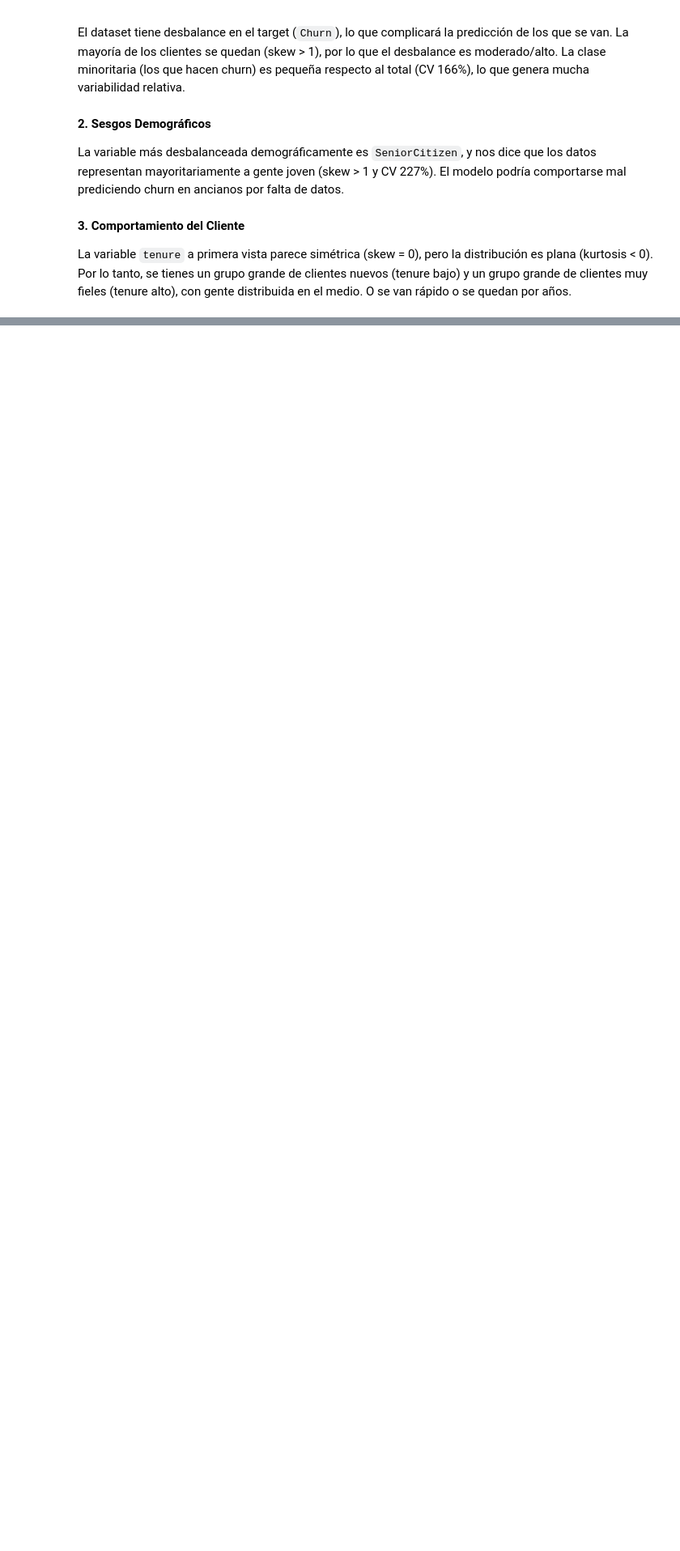
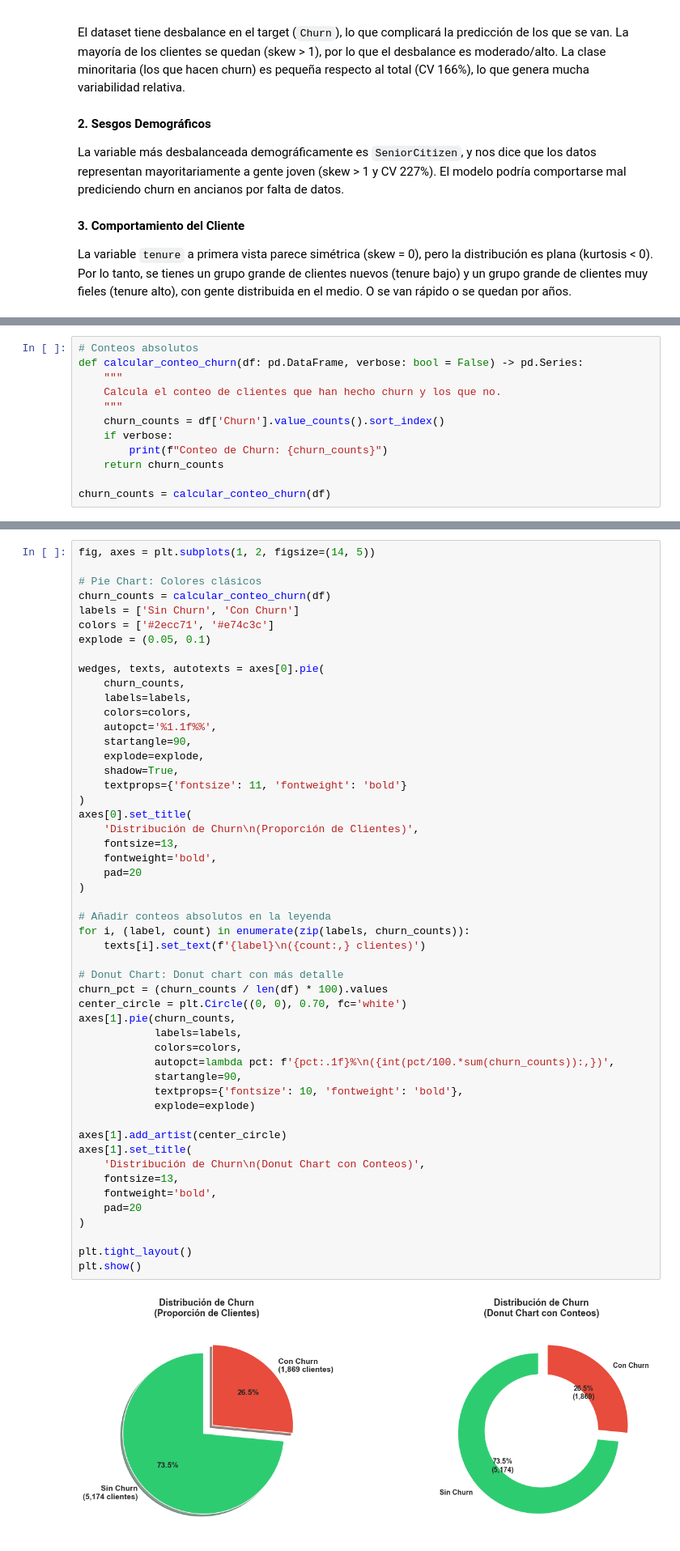
Before and after one commit to marianoInsa/ONE-TelecomX, a Jupyter notebook: Challenge-TelecomX.ipynb, the cells around one changed output, grey strips where cells are left out. Shown at 81% size. Drawn from its saved outputs; the diff is of its cells as text; blank space fills up the shorter version.

Commit message:
add: análisis de la distribución de churn

```diff
--- a/Challenge-TelecomX.ipynb
+++ b/Challenge-TelecomX.ipynb
@@ -861,0 +874,12 @@ La variable `tenure` a primera vista parece simétrica (skew = 0), pero la distr
+# %%
+# Conteos absolutos
+def calcular_conteo_churn(df: pd.DataFrame, verbose: bool = False) -> pd.Series:
+    """
+    Calcula el conteo de clientes que han hecho churn y los que no.
+    """
+    churn_counts = df['Churn'].value_counts().sort_index()
+    if verbose:
+        print(f"Conteo de Churn: {churn_counts}")
+    return churn_counts
+
+churn_counts = calcular_conteo_churn(df)
@@ -861,0 +956,53 @@ La variable `tenure` a primera vista parece simétrica (skew = 0), pero la distr
+# %%
+fig, axes = plt.subplots(1, 2, figsize=(14, 5))
+
+# Pie Chart: Colores clásicos
+churn_counts = calcular_conteo_churn(df)
+labels = ['Sin Churn', 'Con Churn']
+colors = ['#2ecc71', '#e74c3c']
+explode = (0.05, 0.1)
+
+wedges, texts, autotexts = axes[0].pie(
+    churn_counts,
+    labels=labels,
+    colors=colors,
+    autopct='%1.1f%%',
+    startangle=90,
+    explode=explode,
+    shadow=True,
+    textprops={'fontsize': 11, 'fontweight': 'bold'}
+)
+axes[0].set_title(
+    'Distribución de Churn\n(Proporción de Clientes)',
+    fontsize=13,
+    fontweight='bold',
+    pad=20
+)
+
+# Añadir conteos absolutos en la leyenda
+for i, (label, count) in enumerate(zip(labels, churn_counts)):
+    texts[i].set_text(f'{label}\n({count:,} clientes)')
+
+# Donut Chart: Donut chart con más detalle
+churn_pct = (churn_counts / len(df) * 100).values
+center_circle = plt.Circle((0, 0), 0.70, fc='white')
+axes[1].pie(churn_counts,
+            labels=labels,
+            colors=colors,
+            autopct=lambda pct: f'{pct:.1f}%\n({int(pct/100.*sum(churn_counts)):,})',
+            startangle=90,
+            textprops={'fontsize': 10, 'fontweight': 'bold'},
+            explode=explode)
+
+axes[1].add_artist(center_circle)
+axes[1].set_title(
+    'Distribución de Churn\n(Donut Chart con Conteos)',
+    fontsize=13,
+    fontweight='bold',
+    pad=20
+)
+
+plt.tight_layout()
+plt.show()
+# %% [output]
+[figure, added]
```
Also changed, not shown: parts of 19 cells of this notebook.
